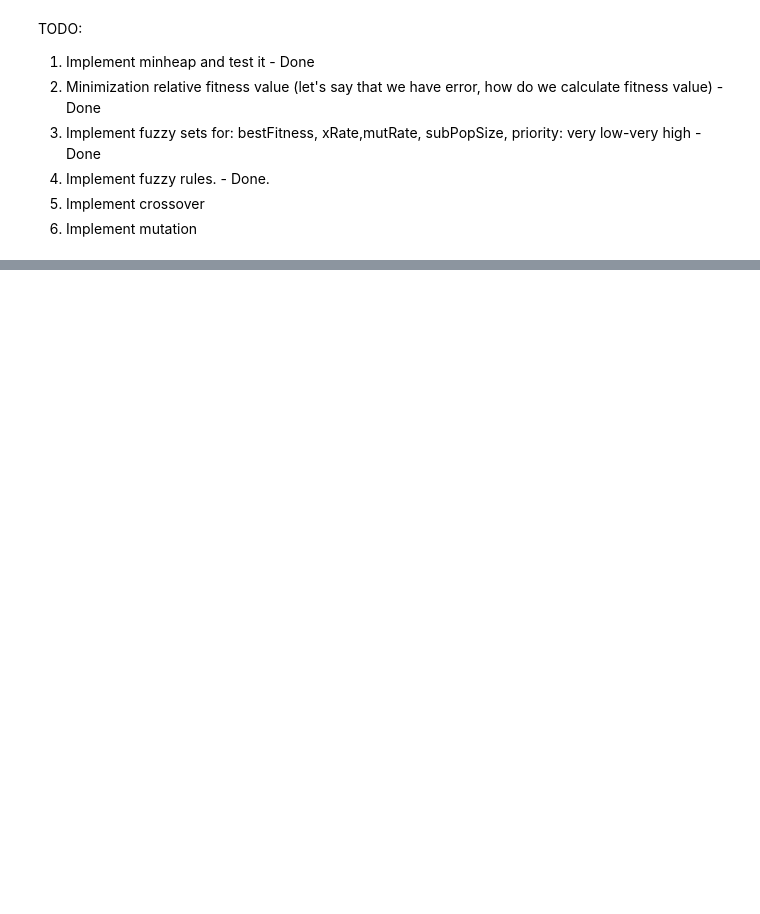
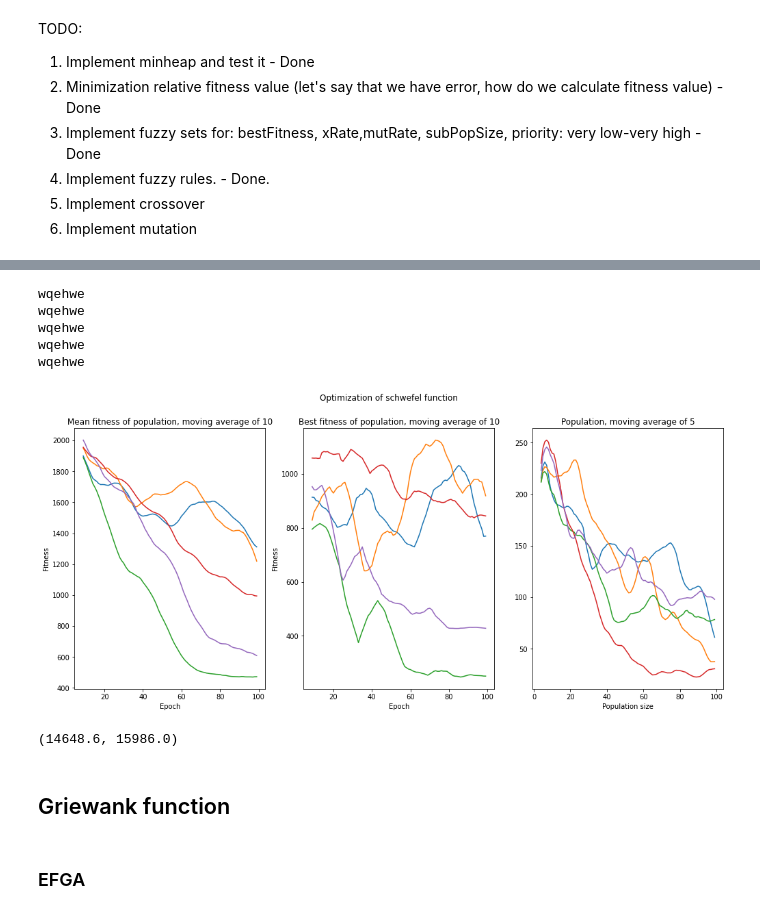
Before and after one commit to Arattel/Fuzzy_genetic_algorithms_implementations, a Jupyter notebook: efga.ipynb, the cells around one changed output, grey strips where cells are left out. Cells and saved outputs as stored; diff of their text form; code cells hidden in the pictures; blank space fills up the shorter version.

```diff
--- a/efga.ipynb
+++ b/efga.ipynb
@@ -117,0 +86,2 @@ plt.show()
+# %%
+experiment_logs, params = pd.read_csv('log/schwefel_gendered_logs.csv'), json.load(open('log/schwefel_gendered_params.json', 'r'))
@@ -117,0 +108,17 @@ plt.show()
+# %%
+visualize_gendered(history=experiment_logs, function_name='schwefel function')
+# %% [output]
+wqehwe
+wqehwe
+wqehwe
+wqehwe
+wqehwe
+[figure, added]
+# %%
+experiment_logs.groupby('seed').first()['ncalls'].mean(), experiment_logs.groupby('seed').first()['ncalls'].median()
+# %% [output]
+(14648.6, 15986.0)
+# %% [markdown]
+## Griewank function
+# %% [markdown]
+### EFGA
```
Also changed, not shown: parts of 39 cells of this notebook, 5 other files.
